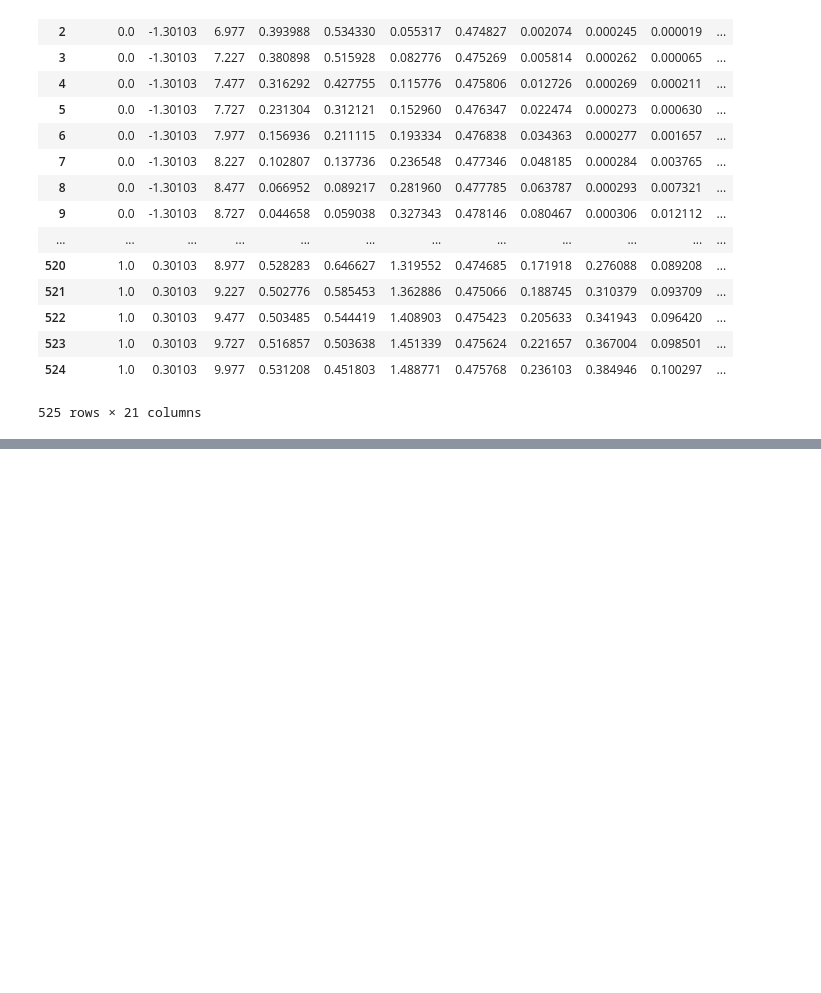
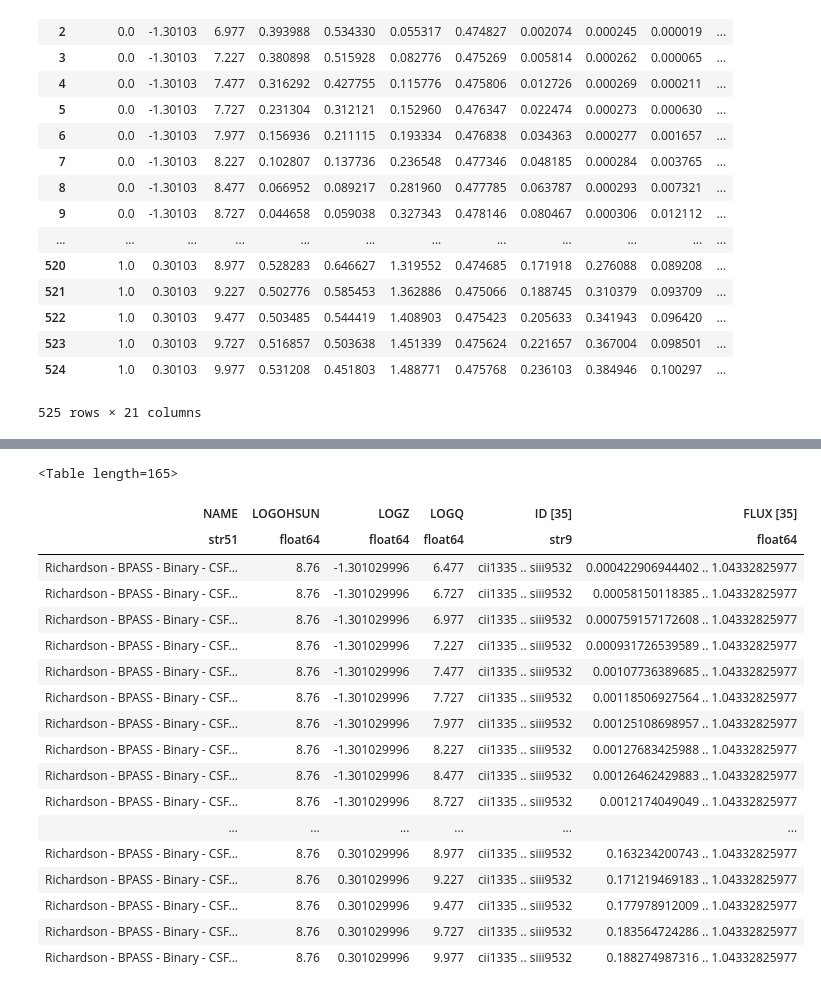
Before and after one commit to mugdhapolimera/izi, a Jupyter notebook: grid_init_mixing.ipynb, the cells around one changed output, grey strips where cells are left out. Cells and saved outputs as stored; diff of their text form; code cells hidden in the pictures; blank space fills up the shorter version.

```diff
--- a/grid_init_mixing.ipynb
+++ b/grid_init_mixing.ipynb
@@ -128,0 +120,22 @@ df
+# %%
+t2
+# %% [output]
+<Table length=165>
+| NAME | LOGOHSUN | LOGZ | LOGQ | ID [35] | FLUX [35] |
+| str51 | float64 | float64 | float64 | str9 | float64 |
+| Richardson - BPASS - Binary - CSF... | 8.76 | -1.301029996 | 6.477 | cii1335 .. siii9532 | 0.000422906944402 .. 1.04332825977 |
+| Richardson - BPASS - Binary - CSF... | 8.76 | -1.301029996 | 6.727 | cii1335 .. siii9532 | 0.00058150118385 .. 1.04332825977 |
+| Richardson - BPASS - Binary - CSF... | 8.76 | -1.301029996 | 6.977 | cii1335 .. siii9532 | 0.000759157172608 .. 1.04332825977 |
+| Richardson - BPASS - Binary - CSF... | 8.76 | -1.301029996 | 7.227 | cii1335 .. siii9532 | 0.000931726539589 .. 1.04332825977 |
+| Richardson - BPASS - Binary - CSF... | 8.76 | -1.301029996 | 7.477 | cii1335 .. siii9532 | 0.00107736389685 .. 1.04332825977 |
+| Richardson - BPASS - Binary - CSF... | 8.76 | -1.301029996 | 7.727 | cii1335 .. siii9532 | 0.00118506927564 .. 1.04332825977 |
+| Richardson - BPASS - Binary - CSF... | 8.76 | -1.301029996 | 7.977 | cii1335 .. siii9532 | 0.00125108698957 .. 1.04332825977 |
+| Richardson - BPASS - Binary - CSF... | 8.76 | -1.301029996 | 8.227 | cii1335 .. siii9532 | 0.00127683425988 .. 1.04332825977 |
+| Richardson - BPASS - Binary - CSF... | 8.76 | -1.301029996 | 8.477 | cii1335 .. siii9532 | 0.00126462429883 .. 1.04332825977 |
+| Richardson - BPASS - Binary - CSF... | 8.76 | -1.301029996 | 8.727 | cii1335 .. siii9532 | 0.0012174049049 .. 1.04332825977 |
+| ... | ... | ... | ... | ... | ... |
+| Richardson - BPASS - Binary - CSF... | 8.76 | 0.301029996 | 8.977 | cii1335 .. siii9532 | 0.163234200743 .. 1.04332825977 |
+| Richardson - BPASS - Binary - CSF... | 8.76 | 0.301029996 | 9.227 | cii1335 .. siii9532 | 0.171219469183 .. 1.04332825977 |
+| Richardson - BPASS - Binary - CSF... | 8.76 | 0.301029996 | 9.477 | cii1335 .. siii9532 | 0.177978912009 .. 1.04332825977 |
+| Richardson - BPASS - Binary - CSF... | 8.76 | 0.301029996 | 9.727 | cii1335 .. siii9532 | 0.183564724286 .. 1.04332825977 |
+| Richardson - BPASS - Binary - CSF... | 8.76 | 0.301029996 | 9.977 | cii1335 .. siii9532 | 0.188274987316 .. 1.04332825977 |
```
Also changed, not shown: parts of 3 cells of this notebook, 2 other files.
